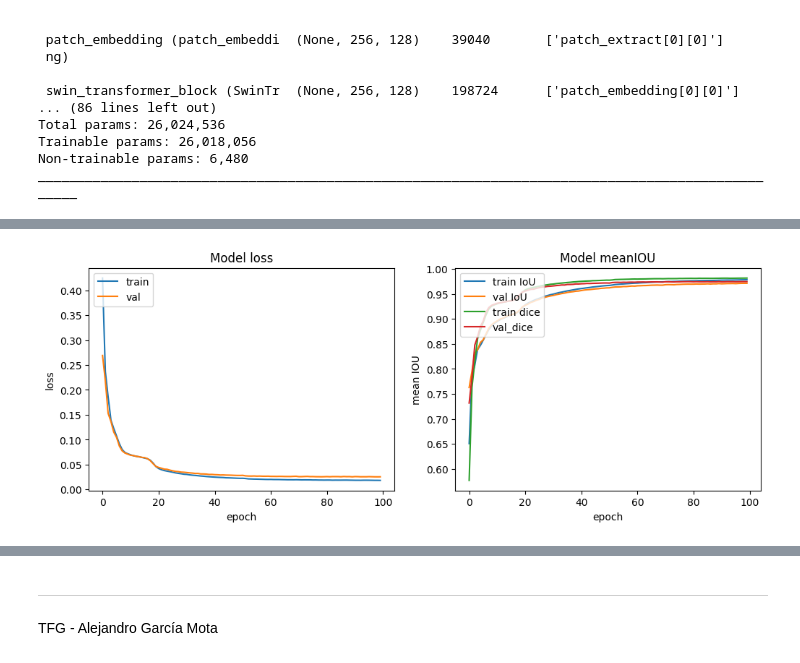
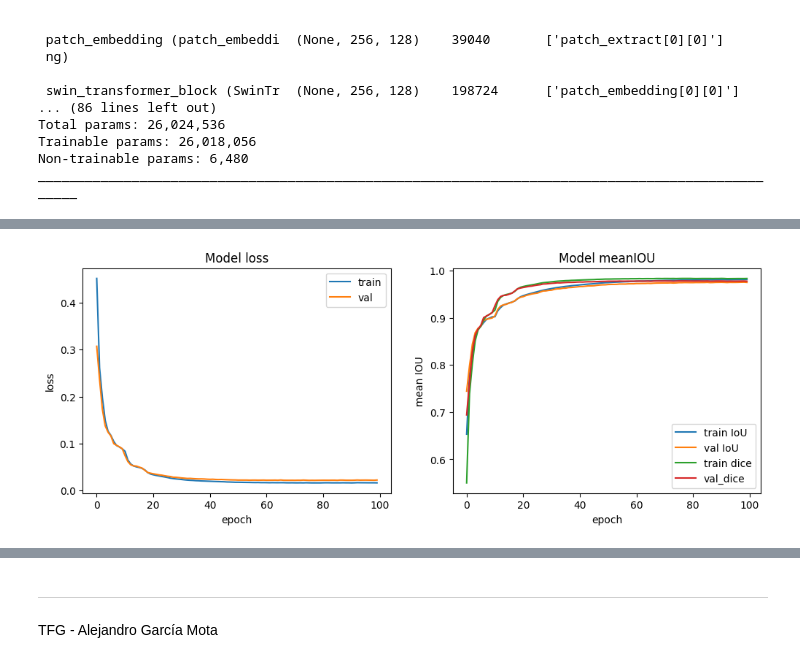
Before and after one commit to alexgmota/TFG-SW-AGM, a Jupyter notebook: src/Transformer_endo_segmentation-TV.ipynb, the cells around one changed output, grey strips where cells are left out. Cells and saved outputs as stored; diff of their text form; code cells hidden in the pictures.

Commit message:
Swin-Unet trained

```diff
--- a/src/Transformer_endo_segmentation-TV.ipynb
+++ b/src/Transformer_endo_segmentation-TV.ipynb
@@ -59,16 +79,16 @@ X, y = [], []
 
 for img, mask in zip(imgs, masks):
     img = cv2.imread(img)
-    img = img[10:-10, 10:-10,:]
+    img = img[10:-10, 120:-120,:]
+    img = resize_with_pad(img, (HEIGHT, WIDTH))
     img = cv2.cvtColor(img, cv2.COLOR_BGR2RGB)
-    img = cv2.resize(img, (WIDTH, HEIGHT))
     img = img / 255
     X.append(img)
 
     mask = cv2.imread(mask)
-    mask = mask[10:-10, 10:-10,:]
+    mask = mask[10:-10, 120:-120,:]
+    mask = resize_with_pad(mask, (HEIGHT, WIDTH), (50, 50, 50))
     mask = cv2.cvtColor(mask, cv2.COLOR_BGR2GRAY)
-    mask = cv2.resize(mask, (WIDTH, HEIGHT), interpolation=cv2.INTER_NEAREST)
     mask = np.expand_dims(mask, axis=-1)
 
     y.append(mask)
@@ -382,22 +402,15 @@ Trainable params: 26,018,056
 Non-trainable params: 6,480
 __________________________________________________________________________________________________
 # %%
-# print('\n\t EVALUATION\n')
-# swin_transformer.evaluate(
-#     X_test,
-#     y_test,
-#     batch_size=32
-# )
+checkpoint = tf.keras.callbacks.ModelCheckpoint(
+    '../models/swin-unet_tversky.hdf5',
+    verbose=1,
+    monitor='val_mean_io_u',
+    save_best_only=True,
+    save_weights_only=True,
+    mode='max'
+)
 
-# checkpoint = tf.keras.callbacks.ModelCheckpoint(
-#     '../models/swin-unet_train_Weights.hdf5',
-#     verbose=1,
-#     save_best_only=True,
-#     save_weights_only=True,
-#     mode='auto'
-# )
-
-# tf.keras.backend.clear_session()
 print('\n\t TRAINING\n')
 
 model_history = swin_transformer.fit(
@@ -407,11 +420,9 @@ model_history = swin_transformer.fit(
     batch_size=128,
     validation_data=(X_test, y_test),
     use_multiprocessing=True,
-    # callbacks=[checkpoint],
+    callbacks=[checkpoint],
     verbose=1
 )
-
-swin_transformer.save_weights('../models/swin-unet_Weights.hdf5')
 # %% [output]
          TRAINING
 
@@ -433,30 +444,30 @@ Epoch 100/100
 # %%
 plt.figure(figsize=(12,4))
 
 plt.subplot(121)
 plt.plot(model_history.history['loss'])
 plt.plot(model_history.history['val_loss'])
 plt.title('Model loss')
 plt.ylabel('loss')
 plt.xlabel('epoch')
 # plt.yticks(np.arange(0, 1.1, 0.1))
-plt.legend(['train', 'val'], loc='upper left')
+plt.legend(['train', 'val'], loc='upper right')
 
 plt.subplot(122)
 plt.plot(model_history.history['mean_io_u'])
 plt.plot(model_history.history['val_mean_io_u'])
 plt.plot(model_history.history['dice_coeficient'])
 plt.plot(model_history.history['val_dice_coeficient'])
 plt.title('Model meanIOU')
 plt.ylabel('mean IOU')
 plt.xlabel('epoch')
 # plt.yticks(np.arange(0, 1.1, 0.1))
 
-plt.legend(['train IoU', 'val IoU', 'train dice', 'val_dice'], loc='upper left')
+plt.legend(['train IoU', 'val IoU', 'train dice', 'val_dice'], loc='lower right')
 
 plt.show()
 # %% [output]
-[figure, old version]
+[figure, new version]
 # %%
 # unet_model = build_unet_model(n_filters=32, n_classes=13)
 # unet_model.compile(
```
Also changed, not shown: parts of 10 cells of this notebook, 5 other files.
